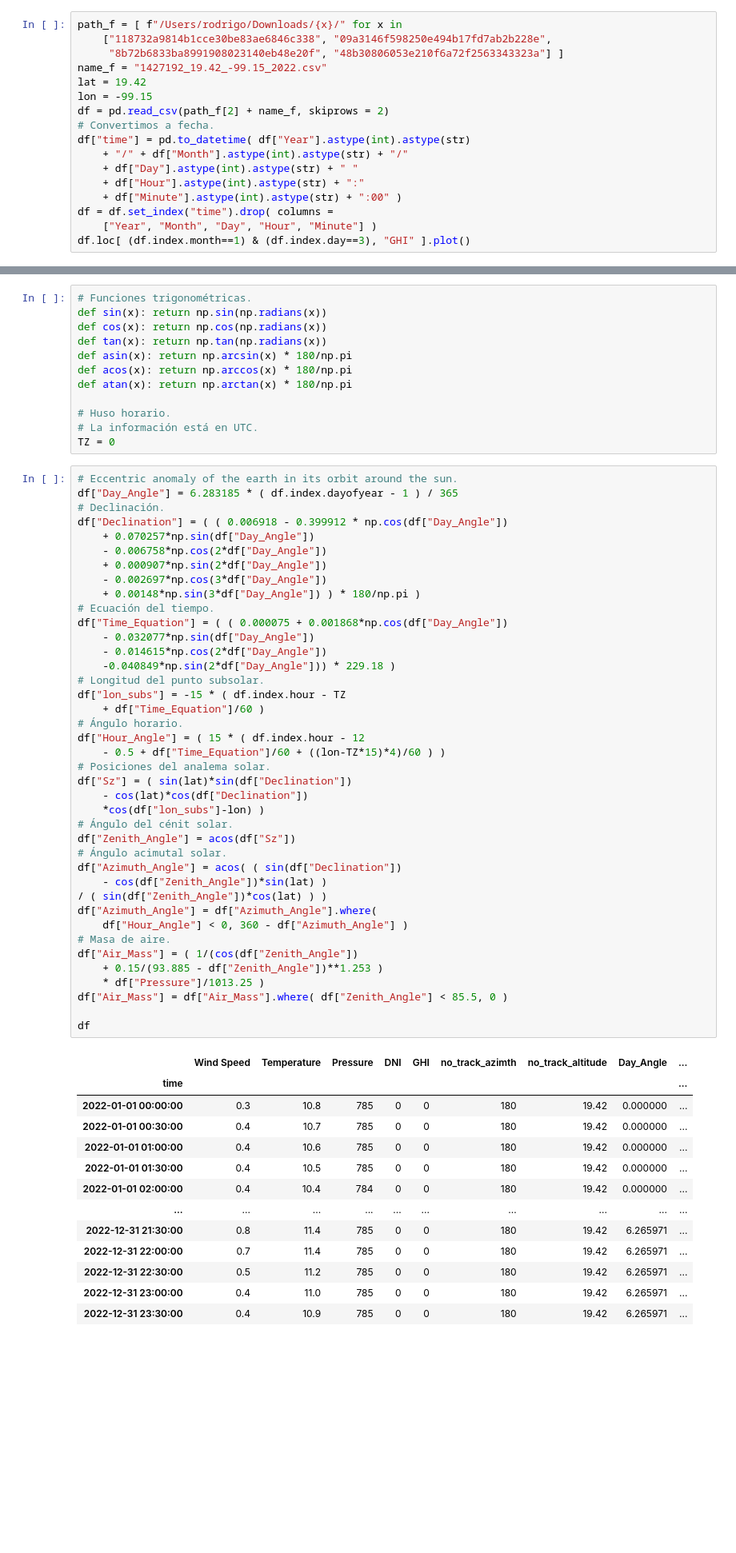
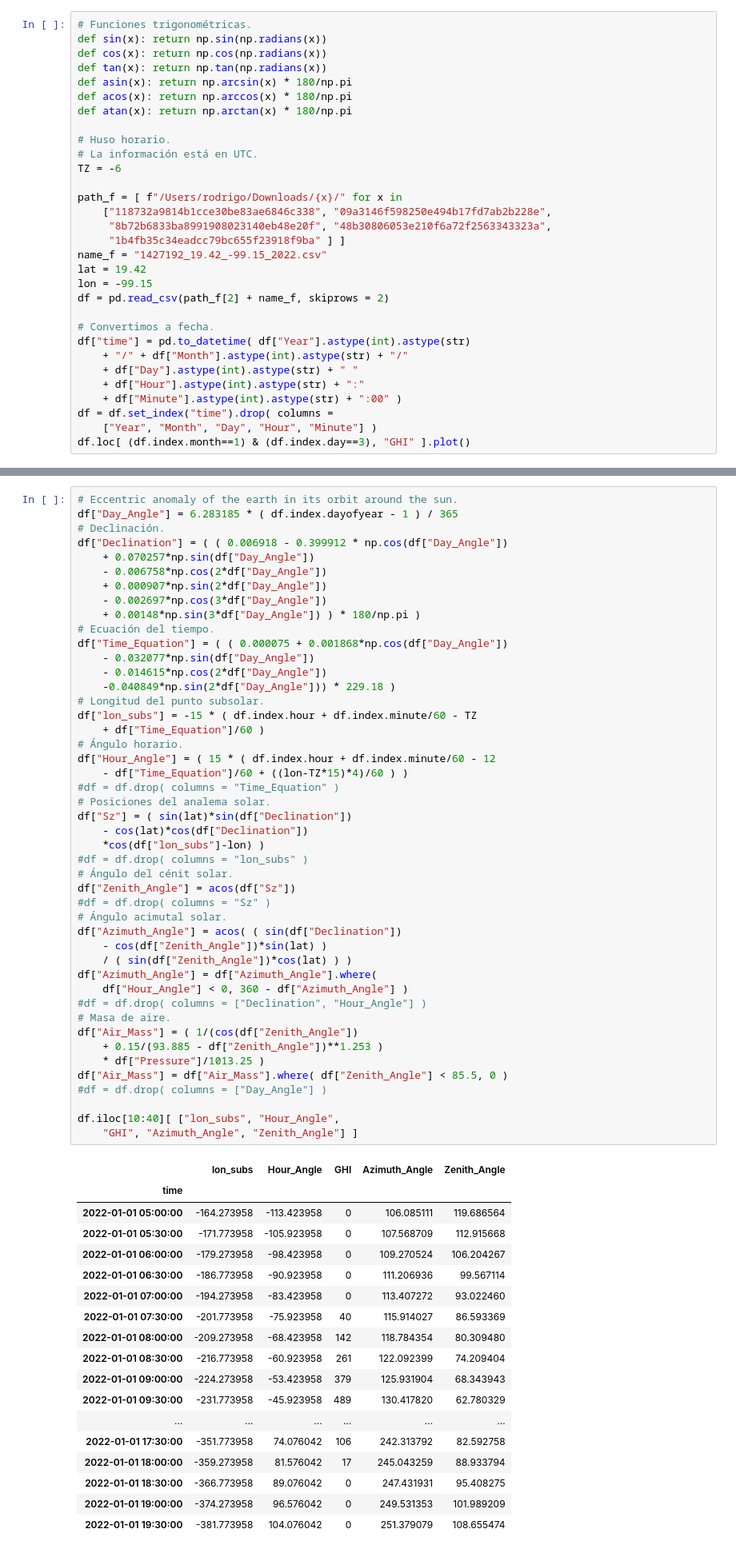
Before and after one commit to rodrigoms95/recurso_solar, a Jupyter notebook: code_2/track_test.ipynb, the cells around one changed output, grey strips where cells are left out. Shown at 80% size. Cells and saved outputs as stored; diff of their text form; blank space fills up the shorter version.

```diff
--- a/code_2/track_test.ipynb
+++ b/code_2/track_test.ipynb
@@ -2,13 +2,27 @@
 import numpy as np
 import pandas as pd
 # %%
+# Funciones trigonométricas.
+def sin(x): return np.sin(np.radians(x))
+def cos(x): return np.cos(np.radians(x))
+def tan(x): return np.tan(np.radians(x))
+def asin(x): return np.arcsin(x) * 180/np.pi
+def acos(x): return np.arccos(x) * 180/np.pi
+def atan(x): return np.arctan(x) * 180/np.pi
+
+# Huso horario.
+# La información está en UTC.
+TZ = -6
+
 path_f = [ f"/Users/rodrigo/Downloads/{x}/" for x in
     ["118732a9814b1cce30be83ae6846c338", "09a3146f598250e494b17fd7ab2b228e",
-     "8b72b6833ba8991908023140eb48e20f", "48b30806053e210f6a72f2563343323a"] ]
+     "8b72b6833ba8991908023140eb48e20f", "48b30806053e210f6a72f2563343323a",
+     "1b4fb35c34eadcc79bc655f23918f9ba" ] ]
 name_f = "1427192_19.42_-99.15_2022.csv"
 lat = 19.42
 lon = -99.15
 df = pd.read_csv(path_f[2] + name_f, skiprows = 2)
+
 # Convertimos a fecha.
 df["time"] = pd.to_datetime( df["Year"].astype(int).astype(str)
     + "/" + df["Month"].astype(int).astype(str) + "/"
@@ -21,18 +35,6 @@ df.loc[ (df.index.month==1) & (df.index.day==3), "GHI" ].plot()
 # %% [output]
 <Axes: xlabel='time'>
 [figure]
-# %%
-# Funciones trigonométricas.
-def sin(x): return np.sin(np.radians(x))
-def cos(x): return np.cos(np.radians(x))
-def tan(x): return np.tan(np.radians(x))
-def asin(x): return np.arcsin(x) * 180/np.pi
-def acos(x): return np.arccos(x) * 180/np.pi
-def atan(x): return np.arctan(x) * 180/np.pi
-
-# Huso horario.
-# La información está en UTC.
-TZ = 0
 # %%
 # Eccentric anomaly of the earth in its orbit around the sun.
 df["Day_Angle"] = 6.283185 * ( df.index.dayofyear - 1 ) / 365
@@ -42,48 +44,59 @@ df["Declination"] = ( ( 0.006918 - 0.399912 * np.cos(df["Day_Angle"])
     - 0.006758*np.cos(2*df["Day_Angle"])
     + 0.000907*np.sin(2*df["Day_Angle"])
     - 0.002697*np.cos(3*df["Day_Angle"])
     + 0.00148*np.sin(3*df["Day_Angle"]) ) * 180/np.pi )
 # Ecuación del tiempo.
 df["Time_Equation"] = ( ( 0.000075 + 0.001868*np.cos(df["Day_Angle"])
     - 0.032077*np.sin(df["Day_Angle"])
     - 0.014615*np.cos(2*df["Day_Angle"])
     -0.040849*np.sin(2*df["Day_Angle"])) * 229.18 )
 # Longitud del punto subsolar.
-df["lon_subs"] = -15 * ( df.index.hour - TZ
+df["lon_subs"] = -15 * ( df.index.hour + df.index.minute/60 - TZ
     + df["Time_Equation"]/60 )
 # Ángulo horario.
-df["Hour_Angle"] = ( 15 * ( df.index.hour - 12
-    - 0.5 + df["Time_Equation"]/60 + ((lon-TZ*15)*4)/60 ) )
+df["Hour_Angle"] = ( 15 * ( df.index.hour + df.index.minute/60 - 12
+    - df["Time_Equation"]/60 + ((lon-TZ*15)*4)/60 ) )
+#df = df.drop( columns = "Time_Equation" )
 # Posiciones del analema solar.
 df["Sz"] = ( sin(lat)*sin(df["Declination"])
     - cos(lat)*cos(df["Declination"])
     *cos(df["lon_subs"]-lon) )
+#df = df.drop( columns = "lon_subs" )
 # Ángulo del cénit solar.
 df["Zenith_Angle"] = acos(df["Sz"])
+#df = df.drop( columns = "Sz" )
 # Ángulo acimutal solar.
 df["Azimuth_Angle"] = acos( ( sin(df["Declination"])
     - cos(df["Zenith_Angle"])*sin(lat) )
-/ ( sin(df["Zenith_Angle"])*cos(lat) ) )
+    / ( sin(df["Zenith_Angle"])*cos(lat) ) )
 df["Azimuth_Angle"] = df["Azimuth_Angle"].where(
     df["Hour_Angle"] < 0, 360 - df["Azimuth_Angle"] )
+#df = df.drop( columns = ["Declination", "Hour_Angle"] )
 # Masa de aire.
 df["Air_Mass"] = ( 1/(cos(df["Zenith_Angle"])
     + 0.15/(93.885 - df["Zenith_Angle"])**1.253 )
     * df["Pressure"]/1013.25 )
 df["Air_Mass"] = df["Air_Mass"].where( df["Zenith_Angle"] < 85.5, 0 )
+#df = df.drop( columns = ["Day_Angle"] )
 
-df
+df.iloc[10:40][ ["lon_subs", "Hour_Angle",
+    "GHI", "Azimuth_Angle", "Zenith_Angle"] ]
 # %% [output]
-|  | Wind Speed | Temperature | Pressure | DNI | GHI | no_track_azimth | no_track_altitude | Day_Angle | ... |
-| time |  |  |  |  |  |  |  |  | ... |
-| 2022-01-01 00:00:00 | 0.3 | 10.8 | 785 | 0 | 0 | 180 | 19.42 | 0.000000 | ... |
-| 2022-01-01 00:30:00 | 0.4 | 10.7 | 785 | 0 | 0 | 180 | 19.42 | 0.000000 | ... |
-| 2022-01-01 01:00:00 | 0.4 | 10.6 | 785 | 0 | 0 | 180 | 19.42 | 0.000000 | ... |
-| 2022-01-01 01:30:00 | 0.4 | 10.5 | 785 | 0 | 0 | 180 | 19.42 | 0.000000 | ... |
-| 2022-01-01 02:00:00 | 0.4 | 10.4 | 784 | 0 | 0 | 180 | 19.42 | 0.000000 | ... |
-| ... | ... | ... | ... | ... | ... | ... | ... | ... | ... |
-| 2022-12-31 21:30:00 | 0.8 | 11.4 | 785 | 0 | 0 | 180 | 19.42 | 6.265971 | ... |
-| 2022-12-31 22:00:00 | 0.7 | 11.4 | 785 | 0 | 0 | 180 | 19.42 | 6.265971 | ... |
-| 2022-12-31 22:30:00 | 0.5 | 11.2 | 785 | 0 | 0 | 180 | 19.42 | 6.265971 | ... |
-| 2022-12-31 23:00:00 | 0.4 | 11.0 | 785 | 0 | 0 | 180 | 19.42 | 6.265971 | ... |
-| 2022-12-31 23:30:00 | 0.4 | 10.9 | 785 | 0 | 0 | 180 | 19.42 | 6.265971 | ... |
+|  | lon_subs | Hour_Angle | GHI | Azimuth_Angle | Zenith_Angle |
+| time |  |  |  |  |  |
+| 2022-01-01 05:00:00 | -164.273958 | -113.423958 | 0 | 106.085111 | 119.686564 |
+| 2022-01-01 05:30:00 | -171.773958 | -105.923958 | 0 | 107.568709 | 112.915668 |
+| 2022-01-01 06:00:00 | -179.273958 | -98.423958 | 0 | 109.270524 | 106.204267 |
+| 2022-01-01 06:30:00 | -186.773958 | -90.923958 | 0 | 111.206936 | 99.567114 |
+| 2022-01-01 07:00:00 | -194.273958 | -83.423958 | 0 | 113.407272 | 93.022460 |
+| 2022-01-01 07:30:00 | -201.773958 | -75.923958 | 40 | 115.914027 | 86.593369 |
+| 2022-01-01 08:00:00 | -209.273958 | -68.423958 | 142 | 118.784354 | 80.309480 |
+| 2022-01-01 08:30:00 | -216.773958 | -60.923958 | 261 | 122.092399 | 74.209404 |
+| 2022-01-01 09:00:00 | -224.273958 | -53.423958 | 379 | 125.931904 | 68.343943 |
+| 2022-01-01 09:30:00 | -231.773958 | -45.923958 | 489 | 130.417820 | 62.780329 |
+| ... | ... | ... | ... | ... | ... |
+| 2022-01-01 17:30:00 | -351.773958 | 74.076042 | 106 | 242.313792 | 82.592758 |
+| 2022-01-01 18:00:00 | -359.273958 | 81.576042 | 17 | 245.043259 | 88.933794 |
+| 2022-01-01 18:30:00 | -366.773958 | 89.076042 | 0 | 247.431931 | 95.408275 |
+| 2022-01-01 19:00:00 | -374.273958 | 96.576042 | 0 | 249.531353 | 101.989209 |
+| 2022-01-01 19:30:00 | -381.773958 | 104.076042 | 0 | 251.379079 | 108.655474 |
```
Also changed, not shown: parts of 4 cells of this notebook.
